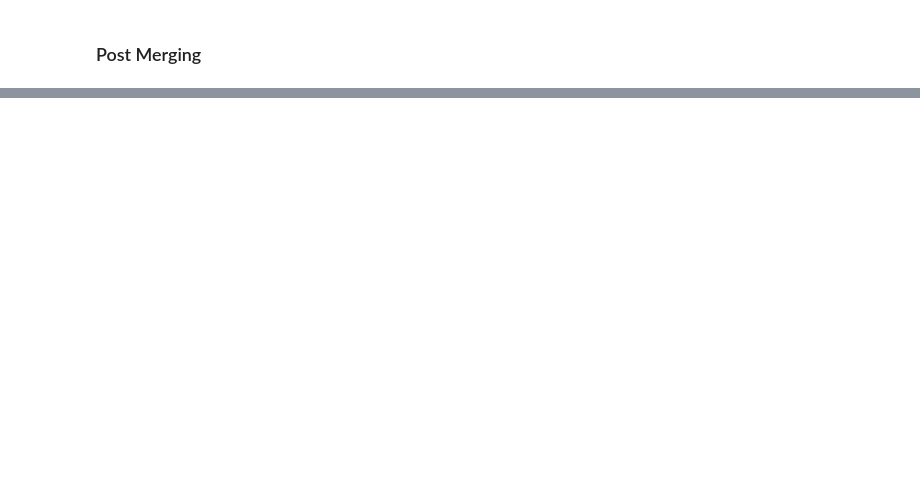
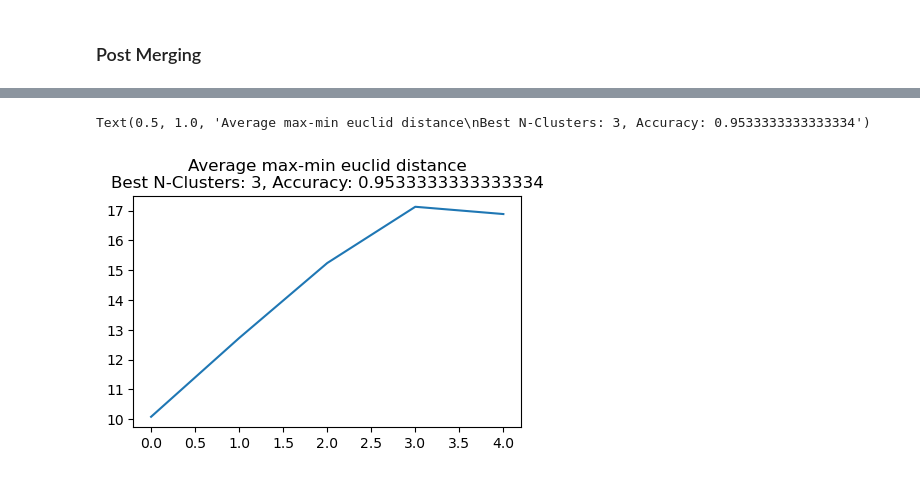
Before and after one commit to tcstrength/computer-science, a Jupyter notebook: machine-learning/indev/piecemeal_clustering.ipynb, the cells around one changed output, grey strips where cells are left out. Saved outputs shown, nothing was run; the diff lists cells and outputs as text; code cells hidden in the pictures; blank space fills up the shorter version.

Commit message:
update piecemeal clustering

```diff
--- a/machine-learning/indev/piecemeal_clustering.ipynb
+++ b/machine-learning/indev/piecemeal_clustering.ipynb
@@ -471,0 +358,12 @@ Text(0.5, 1.0, 'Iris Flower (PCA) - Ground Truth')
+# %%
+result = []
+# %%
+if len(cluster_map.get_clusters_labels()) > 2:
+    (src, tgt), eij = calculate_min_inter_distance(cluster_map, cluster_centers, diff_factor)
+    cluster_map.merge_cluster(src, tgt)
+    result.append({
+        "iter": len(result),
+        "score": max_min_dist(cluster_map),
+        "n_cluster": len(cluster_map.get_clusters_labels())
+    })
+    cluster_map.get_mapping_accuracy()
@@ -471,0 +376,20 @@ Text(0.5, 1.0, 'Iris Flower (PCA) - Ground Truth')
+# %%
+cluster_map = ClusterMapping(data)
+diff_factor = pre_clustering(cluster_map, cutoff)
+cluster_centers = cluster_map.get_all_centers()
+cluster_centers_values = np.array(list(cluster_centers.values()))
+cluster_centers_values = train_som(X, cluster_centers_values, 10000, 0.001)
+for k, v in zip(cluster_centers.keys(), cluster_centers_values):
+    cluster_centers[k] = v
+cluster_map.remap_cluster_indices(cluster_centers, diff_factor)
+cluster_map.get_mapping_accuracy()
+result = []
+while len(cluster_map.get_clusters_labels()) > 2:
+    (src, tgt), eij = calculate_min_inter_distance(cluster_map, cluster_centers, diff_factor)
+    cluster_map.merge_cluster(src, tgt)
+    result.append({
+        "Iter": len(result),
+        "Max-min": max_min_dist(cluster_map),
+        "N-Clusters": len(cluster_map.get_clusters_labels()),
+        "Mapping-Accuray": cluster_map.get_mapping_accuracy()
+    })
@@ -471,0 +421,14 @@ Text(0.5, 1.0, 'Iris Flower (PCA) - Ground Truth')
+# %%
+df = pd.DataFrame(result)
+index = df["Max-min"].argmax()
+best = df["N-Clusters"][index]
+acc = df["Mapping-Accuray"][index]
+plt.figure(figsize=(5, 3))
+plt.plot(df["Iter"], df["Max-min"])
+plt.title(
+    "Average max-min euclid distance\n"
+    f"Best N-Clusters: {best}, Accuracy: {acc}"
+)
+# %% [output]
+Text(0.5, 1.0, 'Average max-min euclid distance\nBest N-Clusters: 3, Accuracy: 0.9533333333333334')
+[figure, added]
```
Also changed, not shown: parts of 41 cells of this notebook, 1 other file.
